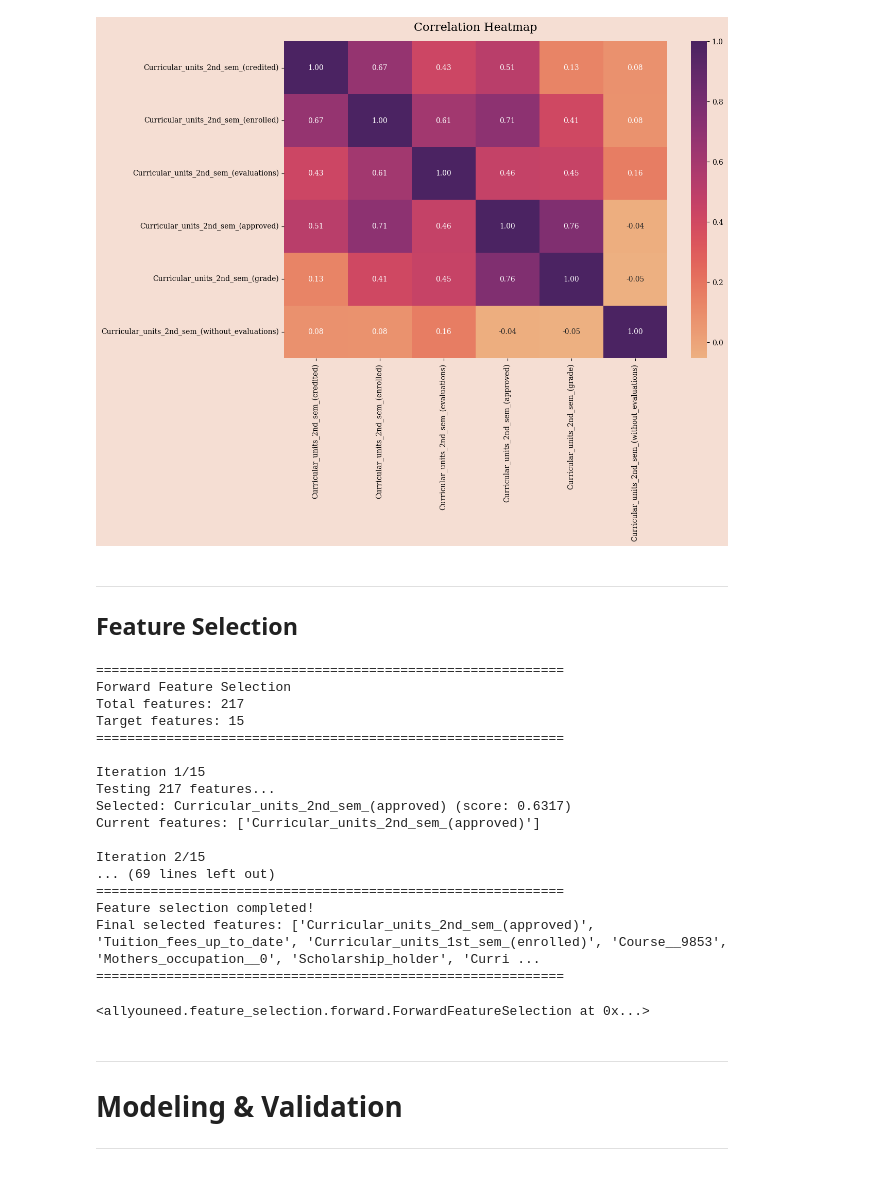
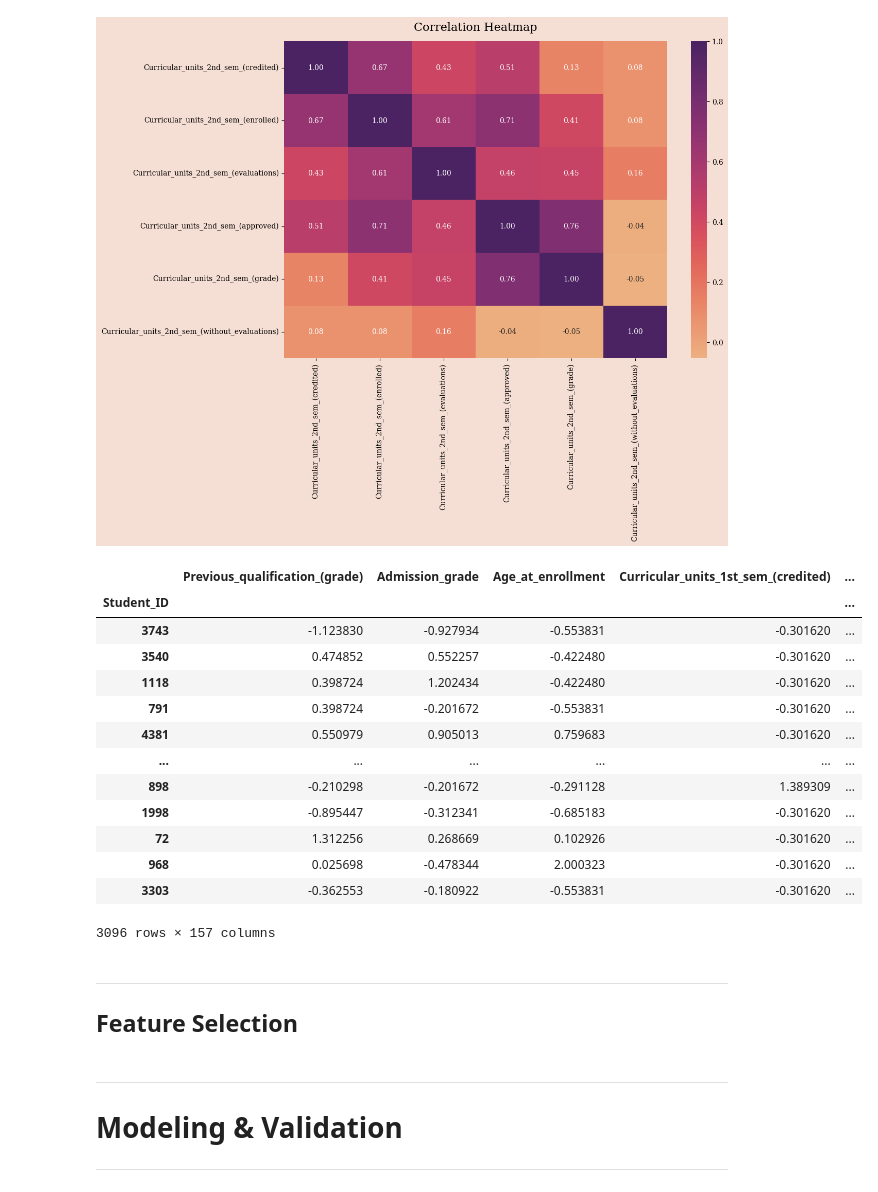
Before and after one commit to zirachw/CriterionIsAllYouNeed, a Jupyter notebook: src/main.ipynb, the cells around one changed output. Saved outputs shown, nothing was run; the diff lists cells and outputs as text; code cells hidden in the pictures.

```diff
--- a/src/main.ipynb
+++ b/src/main.ipynb
@@ -602,3 +547,20 @@ if preprocessor.pca is not None:
+# %%
+X_train
+# %% [output]
+|  | Previous_qualification_(grade) | Admission_grade | Age_at_enrollment | Curricular_units_1st_sem_(credited) | ... |
+| Student_ID |  |  |  |  | ... |
+| 3743 | -1.123830 | -0.927934 | -0.553831 | -0.301620 | ... |
+| 3540 | 0.474852 | 0.552257 | -0.422480 | -0.301620 | ... |
+| 1118 | 0.398724 | 1.202434 | -0.422480 | -0.301620 | ... |
+| 791 | 0.398724 | -0.201672 | -0.553831 | -0.301620 | ... |
+| 4381 | 0.550979 | 0.905013 | 0.759683 | -0.301620 | ... |
+| ... | ... | ... | ... | ... | ... |
+| 898 | -0.210298 | -0.201672 | -0.291128 | 1.389309 | ... |
+| 1998 | -0.895447 | -0.312341 | -0.685183 | -0.301620 | ... |
+| 72 | 1.312256 | 0.268669 | 0.102926 | -0.301620 | ... |
+| 968 | 0.025698 | -0.478344 | 2.000323 | -0.301620 | ... |
+| 3303 | -0.362553 | -0.180922 | -0.553831 | -0.301620 | ... |
+3096 rows × 157 columns
 # %% [markdown]
 ---
 
@@ -621,25 +583,3 @@ fs = ForwardFeatureSelection(
 #     feature_names=X_train.columns.tolist(),
 #     cv=StratifiedKFold(n_splits=5, shuffle=True, random_state=settings.SEED),
 # )
-# %%
-fs.fit(X_train, y_train)
-# # fs.selected_features_
-# %% [output]
-============================================================
-Forward Feature Selection
-Total features: 217
-Target features: 15
-============================================================
-
-Iteration 1/15
-Testing 217 features...
-Selected: Curricular_units_2nd_sem_(approved) (score: 0.6317)
-Current features: ['Curricular_units_2nd_sem_(approved)']
-
-Iteration 2/15
-... (69 lines left out)
-============================================================
-Feature selection completed!
-Final selected features: ['Curricular_units_2nd_sem_(approved)', 'Tuition_fees_up_to_date', 'Curricular_units_1st_sem_(enrolled)', 'Course__9853', 'Mothers_occupation__0', 'Scholarship_holder', 'Curri ...
-============================================================
-<allyouneed.feature_selection.forward.ForwardFeatureSelection at 0x...>
```
Also changed, not shown: parts of 17 cells of this notebook.
